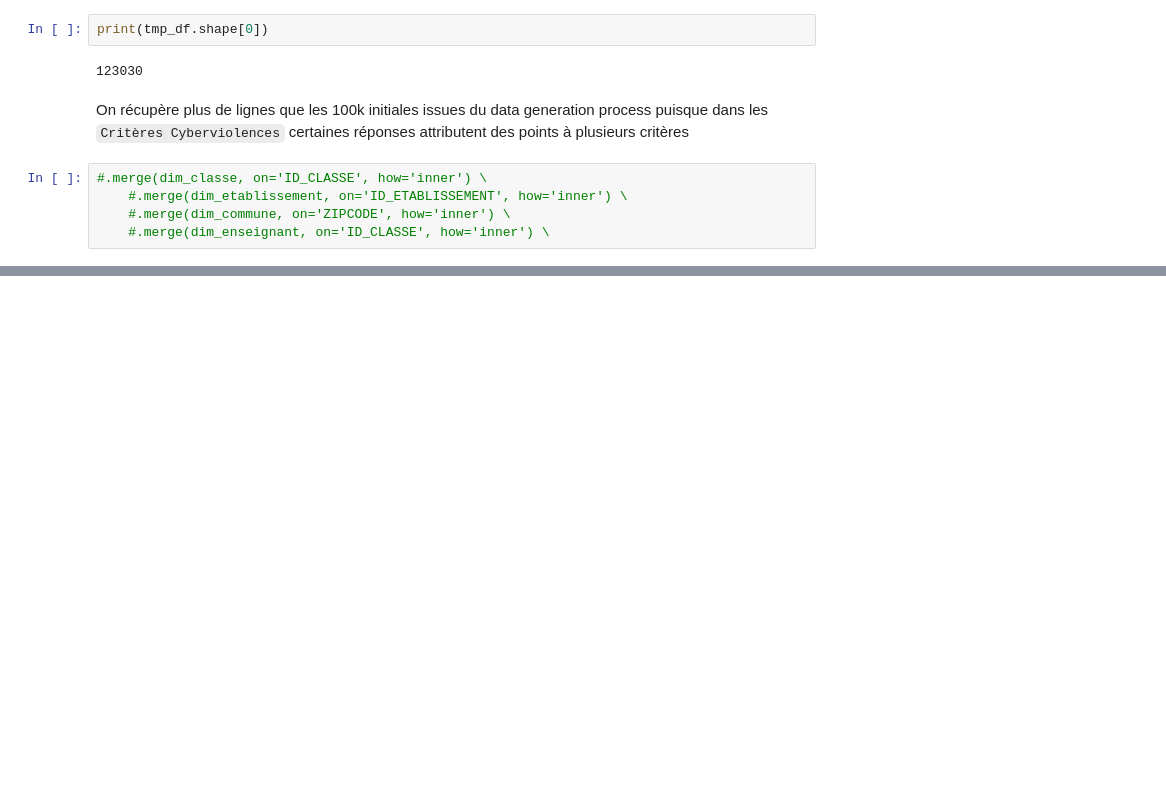
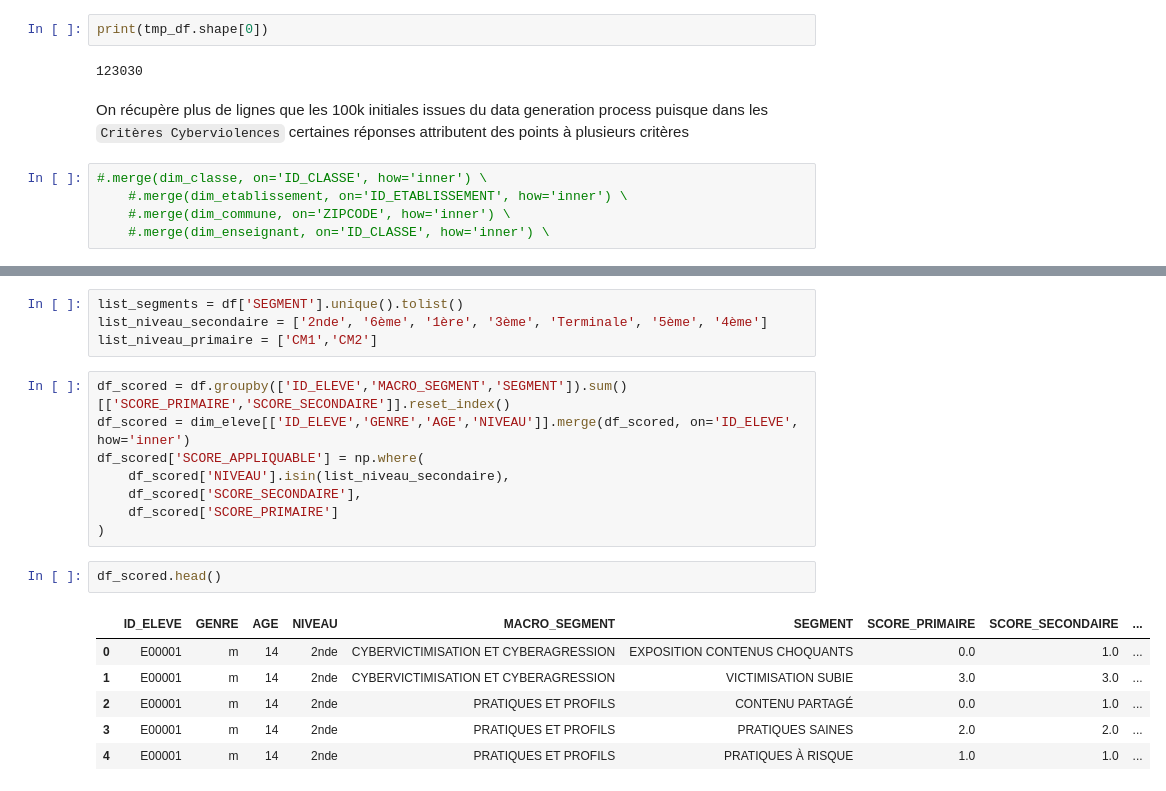
Before and after one commit to dataforgoodfr/13_stop_cyberviolence, a Jupyter notebook: data_analyse/table_wide_creation.ipynb, the cells around one changed output, grey strips where cells are left out. Drawn from its saved outputs; the diff is of its cells as text; blank space fills up the shorter version.

```diff
--- a/data_analyse/table_wide_creation.ipynb
+++ b/data_analyse/table_wide_creation.ipynb
@@ -126,0 +141,21 @@ df.head()
+# %%
+list_segments = df['SEGMENT'].unique().tolist()
+list_niveau_secondaire = ['2nde', '6ème', '1ère', '3ème', 'Terminale', '5ème', '4ème']
+list_niveau_primaire = ['CM1','CM2']
+# %%
+df_scored = df.groupby(['ID_ELEVE','MACRO_SEGMENT','SEGMENT']).sum()[['SCORE_PRIMAIRE','SCORE_SECONDAIRE']].reset_index()
+df_scored = dim_eleve[['ID_ELEVE','GENRE','AGE','NIVEAU']].merge(df_scored, on='ID_ELEVE', how='inner')
+df_scored['SCORE_APPLIQUABLE'] = np.where(
+    df_scored['NIVEAU'].isin(list_niveau_secondaire),
+    df_scored['SCORE_SECONDAIRE'],
+    df_scored['SCORE_PRIMAIRE']
+)
+# %%
+df_scored.head()
+# %% [output]
+|  | ID_ELEVE | GENRE | AGE | NIVEAU | MACRO_SEGMENT | SEGMENT | SCORE_PRIMAIRE | SCORE_SECONDAIRE | ... |
+| 0 | E00001 | m | 14 | 2nde | CYBERVICTIMISATION ET CYBERAGRESSION | EXPOSITION CONTENUS CHOQUANTS | 0.0 | 1.0 | ... |
+| 1 | E00001 | m | 14 | 2nde | CYBERVICTIMISATION ET CYBERAGRESSION | VICTIMISATION SUBIE | 3.0 | 3.0 | ... |
+| 2 | E00001 | m | 14 | 2nde | PRATIQUES ET PROFILS | CONTENU PARTAGÉ | 0.0 | 1.0 | ... |
+| 3 | E00001 | m | 14 | 2nde | PRATIQUES ET PROFILS | PRATIQUES SAINES | 2.0 | 2.0 | ... |
+| 4 | E00001 | m | 14 | 2nde | PRATIQUES ET PROFILS | PRATIQUES À RISQUE | 1.0 | 1.0 | ... |
```
Also changed, not shown: parts of 14 cells of this notebook, 1 other file.
